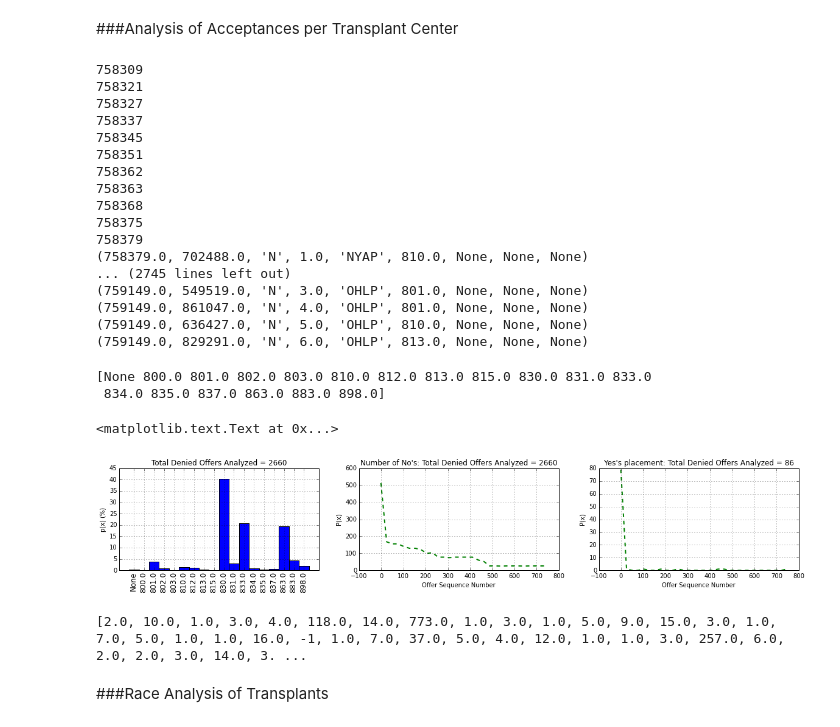
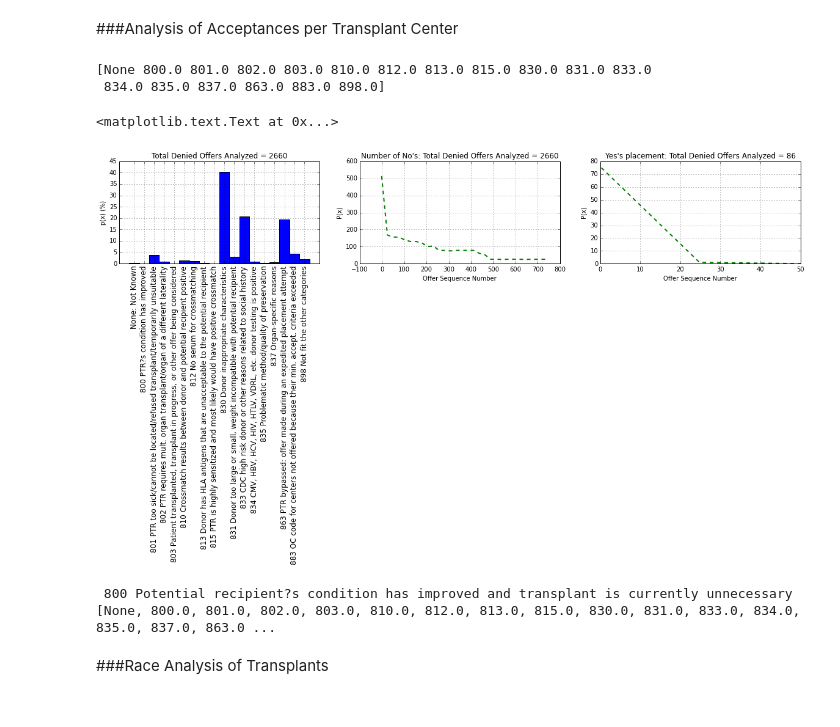
Before and after one commit to leloss/SRTR_OrganAllocation, a Jupyter notebook: OrganAllocationProject.ipynb, the cells around one changed output. Saved outputs shown, nothing was run; the diff lists cells and outputs as text; code cells hidden in the pictures.

Commit message:
Analysis of refusal reasons in T-ed and Not-T-ed

```diff
--- a/OrganAllocationProject.ipynb
+++ b/OrganAllocationProject.ipynb
@@ -630,6 +630,13 @@ for mm in match_list:
         sequences_list.append(int(PTR_SEQUENCE_NUMB))
         centers_list.append(MATCH_OPO_CTR_CD)
         refusals_list.append(PTR_PRIME_OPO_REFUSAL_ID)
+# %%
+import csv
+
+table_refusal={}
+with open('./SRTR_RefusalCodes_Simplified.csv', mode='r') as infile:
+    reader = csv.reader(infile)
+    table_refusal={int(rows[0]):rows[1] for rows in reader}
 # %%
 data_refusals=[]
 # nottransp_list=[]
@@ -671,10 +678,17 @@ plt.bar(ind, Y, width)
 
 # axes and labels
 plt.xlim(-width,len(ind)+width)
+xTickMarks=[]
+for x in data_refusals:
+    if x[1]==None:
+        xTickMarks.append('None: Not Known')
+    else:
+        xTickMarks.append(table_refusal[int(x[1])])
+
 # plt.ylim(0,45)
 # plt.ylabel('Scores')
 # ax.set_title('Scores by group and gender')
-xTickMarks = [str(x[1]) for x in data_refusals]
+# xTickMarks = [str(x[1]) for x in data_refusals]
 # plt.xticks(ind+width)
 # plt.xticks([-1, 0, 1, 2], ['NA', 'Homozygote 1/1', 'Heterozygote','Homozygote 2/2'])
 plt.xticks(ind+.5,xTickMarks, rotation=90, fontsize=12)
@@ -747,7 +765,7 @@ total=0
 for mm in match_list:
     if mm <= 758300 or mm==last_mm:
         continue
-    print mm
+#     print mm
     f.execute("""select MATCH_ID, PX_ID, PTR_OFFER_ACPT, PTR_SEQUENCE_NUM, MATCH_OPO_CTR_CD, PTR_PRIME_OPO_REFUSAL_ID, PTR_PRIME_OPO_REFUSAL_OSTXT, PTR_SECOND_OPO_REFUSAL_ID, PTR_SECOND_OPO_REFUSAL_OSTXT from ptr_ki_2013 where MATCH_ID=%d order by PTR_SEQUENCE_NUM""" %(mm))
     matches = f.fetchall()
 
@@ -767,29 +785,18 @@ for mm in match_list:
         sequences_list.append(PTR_SEQUENCE_NUM)
         centers_list.append(MATCH_OPO_CTR_CD)
         refusals_list.append(PTR_PRIME_OPO_REFUSAL_ID)
-        print row
+#         print row
     last_mm=mm
     total=total+1
     if total>100:
         break
-# %% [output]
-758309
-758321
-758327
-758337
-758345
-758351
-758362
-758363
-758368
-758375
-758379
-(758379.0, 702488.0, 'N', 1.0, 'NYAP', 810.0, None, None, None)
-... (2745 lines left out)
-(759149.0, 549519.0, 'N', 3.0, 'OHLP', 801.0, None, None, None)
-(759149.0, 861047.0, 'N', 4.0, 'OHLP', 801.0, None, None, None)
-(759149.0, 636427.0, 'N', 5.0, 'OHLP', 810.0, None, None, None)
-(759149.0, 829291.0, 'N', 6.0, 'OHLP', 813.0, None, None, None)
+# %%
+import csv
+
+table_refusal={}
+with open('./SRTR_RefusalCodes_Simplified.csv', mode='r') as infile:
+    reader = csv.reader(infile)
+    table_refusal={int(rows[0]):rows[1] for rows in reader}
 # %%
 data_refusals=[]
 # nottransp_list=[]
@@ -834,7 +841,13 @@ plt.xlim(-width,len(ind)+width)
 # plt.ylim(0,45)
 # plt.ylabel('Scores')
 # ax.set_title('Scores by group and gender')
-xTickMarks = [str(x[1]) for x in data_refusals]
+xTickMarks=[]
+for x in data_refusals:
+    if x[1]==None:
+        xTickMarks.append('None: Not Known')
+    else:
+        xTickMarks.append(table_refusal[int(x[1])])
+# xTickMarks = [int(x) for x in table_refusal[xCodes]]
 # plt.xticks(ind+width)
 # plt.xticks([-1, 0, 1, 2], ['NA', 'Homozygote 1/1', 'Heterozygote','Homozygote 2/2'])
 plt.xticks(ind+.5,xTickMarks, rotation=90, fontsize=12)
@@ -861,38 +874,40 @@ plt.plot(x_hist,y_hist,'g--',lw=2)
 
 plt.xlabel('Offer Sequence Number')
 plt.ylabel('P(x)')
 plt.grid('on')
 plt.title('Number of No\'s: Total Denied Offers Analyzed = '+str(len(sq_list)))
 
 
 ii=ii+1
 plt.subplot(1, columns, 1+(ii%columns))
 
 yes_sq_list=[]
 for x in yes_sequences_list:
     if x>0:
         yes_sq_list.append(x)
     else:
         yes_sq_list.append(-1)
 
 Hist, Bins = np.histogram(yes_sq_list,bins=30,density=False)
 x_hist = Bins[0:30]#+.005
 y_hist = Hist[0:30]
 plt.plot(x_hist,y_hist,'g--',lw=2)
+plt.xlim(0,50)
+plt.ylim(0,80)
 
 plt.xlabel('Offer Sequence Number')
 plt.ylabel('P(x)')
 plt.grid('on')
 plt.title('Yes\'s placement: Total Denied Offers Analyzed = '+str(len(yes_sq_list)))
 # %% [output]
 [None 800.0 801.0 802.0 803.0 810.0 812.0 813.0 815.0 830.0 831.0 833.0
  834.0 835.0 837.0 863.0 883.0 898.0]
 <matplotlib.text.Text at 0x...>
-[figure, old version]
+[figure, new version]
-# %%
-print yes_sq_list
-# %% [output]
-[2.0, 10.0, 1.0, 3.0, 4.0, 118.0, 14.0, 773.0, 1.0, 3.0, 1.0, 5.0, 9.0, 15.0, 3.0, 1.0, 7.0, 5.0, 1.0, 1.0, 16.0, -1, 1.0, 7.0, 37.0, 5.0, 4.0, 12.0, 1.0, 1.0, 3.0, 257.0, 6.0, 2.0, 2.0, 3.0, 14.0, 3. ...
+# %%
+print table_refusal[800], xTickMarks
+# %% [output]
+ 800 Potential recipient?s condition has improved and transplant is currently unnecessary [None, 800.0, 801.0, 802.0, 803.0, 810.0, 812.0, 813.0, 815.0, 830.0, 831.0, 833.0, 834.0, 835.0, 837.0, 863.0 ...
 # %% [markdown]
 ###Race Analysis of Transplants
 # %%
```
Also changed, not shown: parts of 1 cell of this notebook, 2 other files.
